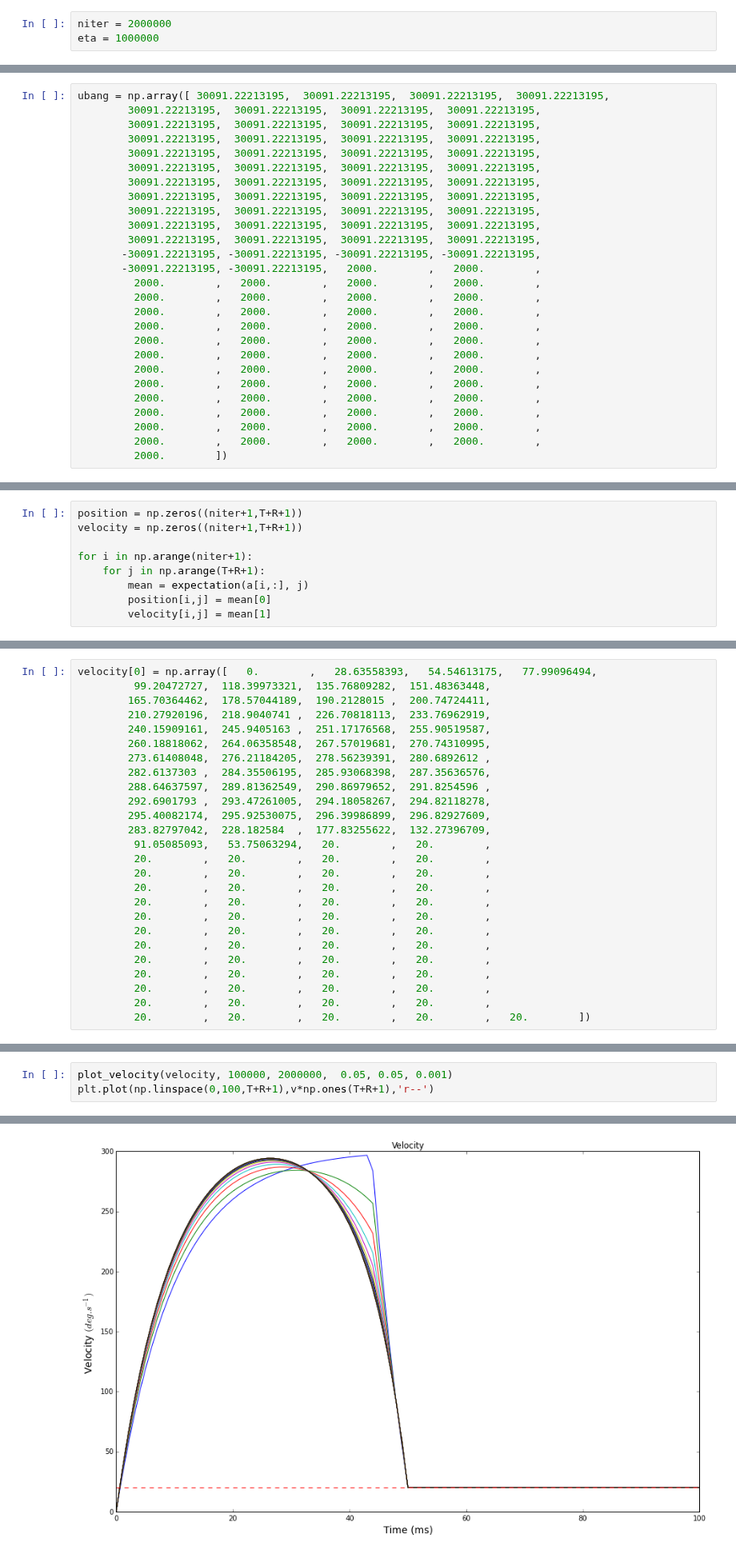
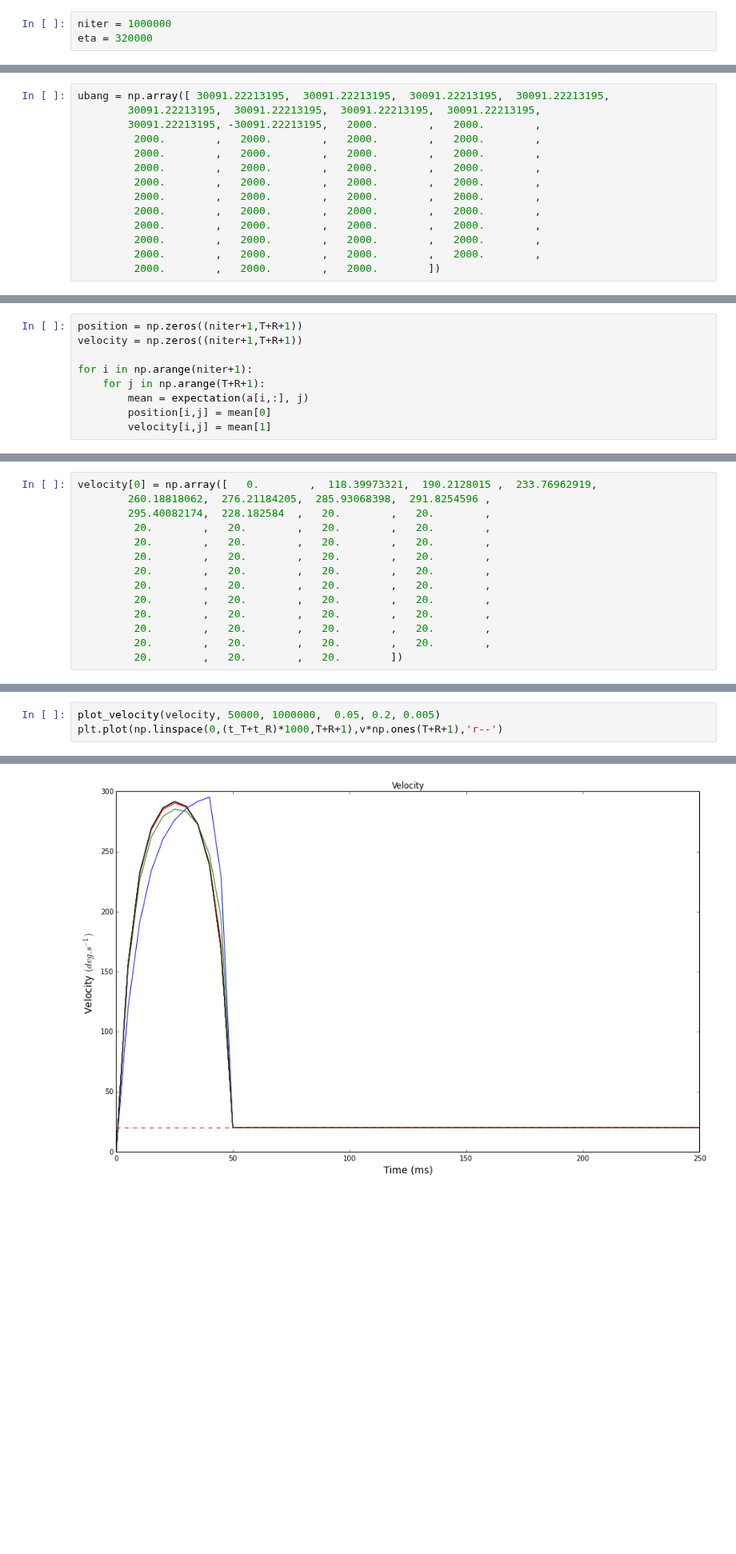
Before and after one commit to AnaideT/OptimalPrecision, a Jupyter notebook: 2017-06-13 Generalized coordinates.ipynb, the cells around one changed output, grey strips where cells are left out. Shown at 80% size. Saved outputs shown, nothing was run; the diff lists cells and outputs as text; blank space fills up the shorter version.

```diff
--- a/2017-06-13 Generalized coordinates.ipynb
+++ b/2017-06-13 Generalized coordinates.ipynb
@@ -188,24 +188,14 @@ def cost_deriv(u, i):
     else:
         return (2*np.transpose(ci[:,0:(T+R-i)])*np.array([((expectation(u,t)-xT-np.array([v*t*dt,v]))*mult_v).tolist() for t in (i+1+np.arange(R+T-i))])).sum() + 2*(m**2)*k*u[i]*(ci0_array[0:(T+R-i)]**2).sum()
 # %%
-niter = 2000000
-eta = 1000000
+niter = 1000000
+eta = 320000
 # %%
 import time
 # %%
 ubang = np.array([ 30091.22213195,  30091.22213195,  30091.22213195,  30091.22213195,
         30091.22213195,  30091.22213195,  30091.22213195,  30091.22213195,
-        30091.22213195,  30091.22213195,  30091.22213195,  30091.22213195,
-        30091.22213195,  30091.22213195,  30091.22213195,  30091.22213195,
-        30091.22213195,  30091.22213195,  30091.22213195,  30091.22213195,
-        30091.22213195,  30091.22213195,  30091.22213195,  30091.22213195,
-        30091.22213195,  30091.22213195,  30091.22213195,  30091.22213195,
-        30091.22213195,  30091.22213195,  30091.22213195,  30091.22213195,
-        30091.22213195,  30091.22213195,  30091.22213195,  30091.22213195,
-        30091.22213195,  30091.22213195,  30091.22213195,  30091.22213195,
-        30091.22213195,  30091.22213195,  30091.22213195,  30091.22213195,
-       -30091.22213195, -30091.22213195, -30091.22213195, -30091.22213195,
-       -30091.22213195, -30091.22213195,   2000.        ,   2000.        ,
+        30091.22213195, -30091.22213195,   2000.        ,   2000.        ,
          2000.        ,   2000.        ,   2000.        ,   2000.        ,
          2000.        ,   2000.        ,   2000.        ,   2000.        ,
          2000.        ,   2000.        ,   2000.        ,   2000.        ,
@@ -215,10 +205,7 @@ ubang = np.array([ 30091.22213195,  30091.22213195,  30091.22213195,  30091.2221
          2000.        ,   2000.        ,   2000.        ,   2000.        ,
          2000.        ,   2000.        ,   2000.        ,   2000.        ,
          2000.        ,   2000.        ,   2000.        ,   2000.        ,
-         2000.        ,   2000.        ,   2000.        ,   2000.        ,
-         2000.        ,   2000.        ,   2000.        ,   2000.        ,
-         2000.        ,   2000.        ,   2000.        ,   2000.        ,
-         2000.        ])
+         2000.        ,   2000.        ,   2000.        ])
 # %%
 #np.random.seed(42)
 #u = np.random.uniform(-5, 5, T+R+1)
@@ -342,17 +313,7 @@ position[0] = np.array([  0.        ,   0.01455638,   0.05636313,   0.12282701,
 # %%
-velocity[0] = np.array([   0.        ,   28.63558393,   54.54613175,   77.99096494,
-         99.20472727,  118.39973321,  135.76809282,  151.48363448,
-        165.70364462,  178.57044189,  190.2128015 ,  200.74724411,
-        210.27920196,  218.9040741 ,  226.70818113,  233.76962919,
-        240.15909161,  245.9405163 ,  251.17176568,  255.90519587,
-        260.18818062,  264.06358548,  267.57019681,  270.74310995,
-        273.61408048,  276.21184205,  278.56239391,  280.6892612 ,
-        282.6137303 ,  284.35506195,  285.93068398,  287.35636576,
-        288.64637597,  289.81362549,  290.86979652,  291.8254596 ,
-        292.6901793 ,  293.47261005,  294.18058267,  294.82118278,
-        295.40082174,  295.92530075,  296.39986899,  296.82927609,
-        283.82797042,  228.182584  ,  177.83255622,  132.27396709,
-         91.05085093,   53.75063294,   20.        ,   20.        ,
+velocity[0] = np.array([   0.        ,  118.39973321,  190.2128015 ,  233.76962919,
+        260.18818062,  276.21184205,  285.93068398,  291.8254596 ,
+        295.40082174,  228.182584  ,   20.        ,   20.        ,
          20.        ,   20.        ,   20.        ,   20.        ,
          20.        ,   20.        ,   20.        ,   20.        ,
          20.        ,   20.        ,   20.        ,   20.        ,
@@ -362,7 +323,5 @@ velocity[0] = np.array([   0.        ,   28.63558393,   54.54613175,   77.990964
          20.        ,   20.        ,   20.        ,   20.        ,
          20.        ,   20.        ,   20.        ,   20.        ,
          20.        ,   20.        ,   20.        ,   20.        ,
-         20.        ,   20.        ,   20.        ,   20.        ,
-         20.        ,   20.        ,   20.        ,   20.        ,
-         20.        ,   20.        ,   20.        ,   20.        ,   20.        ])
+         20.        ,   20.        ,   20.        ])
 # %%
@@ -384,9 +343,9 @@ ax.legend()
 # %%
-plot_velocity(velocity, 100000, 2000000,  0.05, 0.05, 0.001)
-plt.plot(np.linspace(0,100,T+R+1),v*np.ones(T+R+1),'r--')
+plot_velocity(velocity, 50000, 1000000,  0.05, 0.2, 0.005)
+plt.plot(np.linspace(0,(t_T+t_R)*1000,T+R+1),v*np.ones(T+R+1),'r--')
 # %% [output]
 [<matplotlib.lines.Line2D at 0x...>]
-[figure, old version]
+[figure, new version]
 # %%
 fig_width = 15
 fig, ax = plt.subplots(1, 1, figsize=(fig_width, fig_width/1.618))
```
Also changed, not shown: parts of 19 cells of this notebook, 5 other files.
